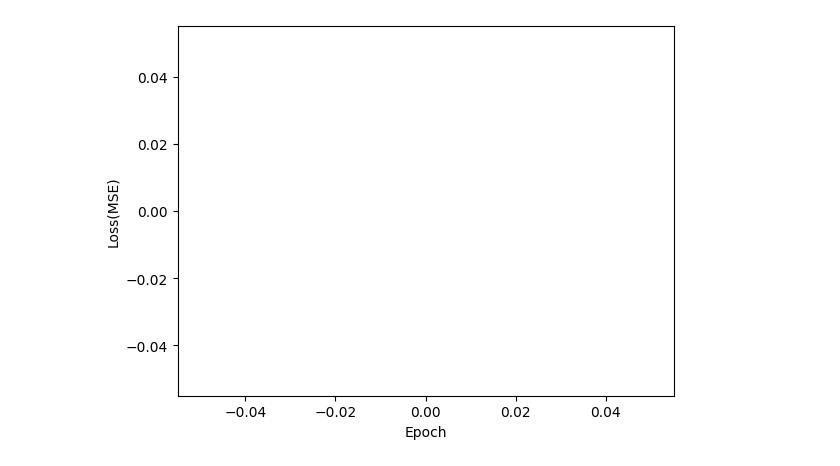
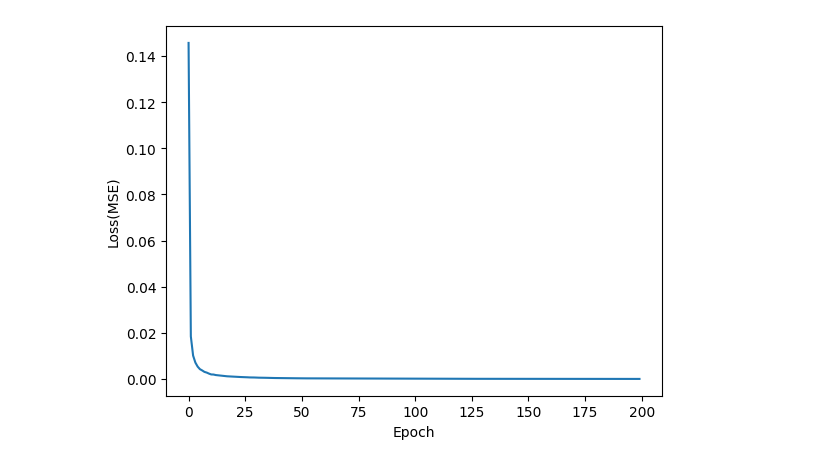
Before and after one commit to phpin57/GenModeling, a Jupyter notebook: consistency_model_distilled_half_moon.ipynb, the cells around one changed output. Cells and saved outputs as stored; diff of their text form; code cells hidden in the pictures.

```diff
--- a/consistency_model_distilled_half_moon.ipynb
+++ b/consistency_model_distilled_half_moon.ipynb
@@ -236,7 +277,7 @@ def consistency_sampling(model, device, batch_size=64, T=80):
 # %%
 dataset_size = 16384
 training_batch_size = 1024
-n_epochs = 2000
+n_epochs = 200
 epsilon = 0.002
 T = 80
 rho = 7
@@ -253,9 +294,6 @@ dataloader = DataLoader(dataset, batch_size=training_batch_size, shuffle=True)
 # Create the model
 model = ConsistencyModel(dim, device, epsilon=epsilon, n_units=n_units, n_layers=n_layers).to(device)
 
-# Create the optimizer
-optimizer = torch.optim.Adam(model.parameters(), lr=learning_rate)
-
 # Train the model
-losses = consistency_training_loop(model, optimizer, dataloader, device, n_epochs=n_epochs, epsilon=epsilon, T=T, rho=rho)
+losses = consistency_training_loop(model, dataloader, device, lr = learning_rate, n_epochs=n_epochs, epsilon=epsilon, T=T, rho=rho, ema=False)
 # %% [output]
@@ -279 +308 @@ Epoch 2000/2000 - Loss: 0.0000
-[figure, old version]
+[figure, new version]
```
Also changed, not shown: parts of 6 cells of this notebook.
